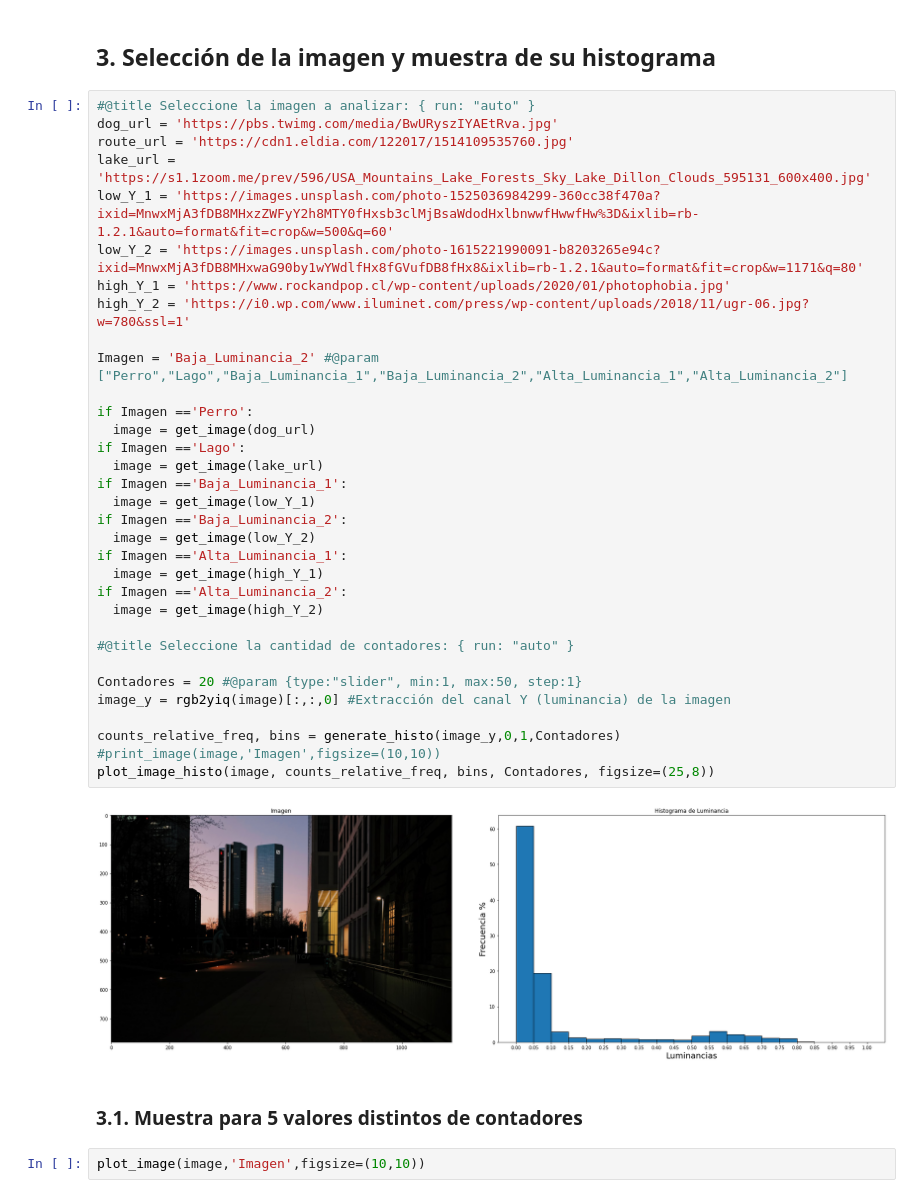
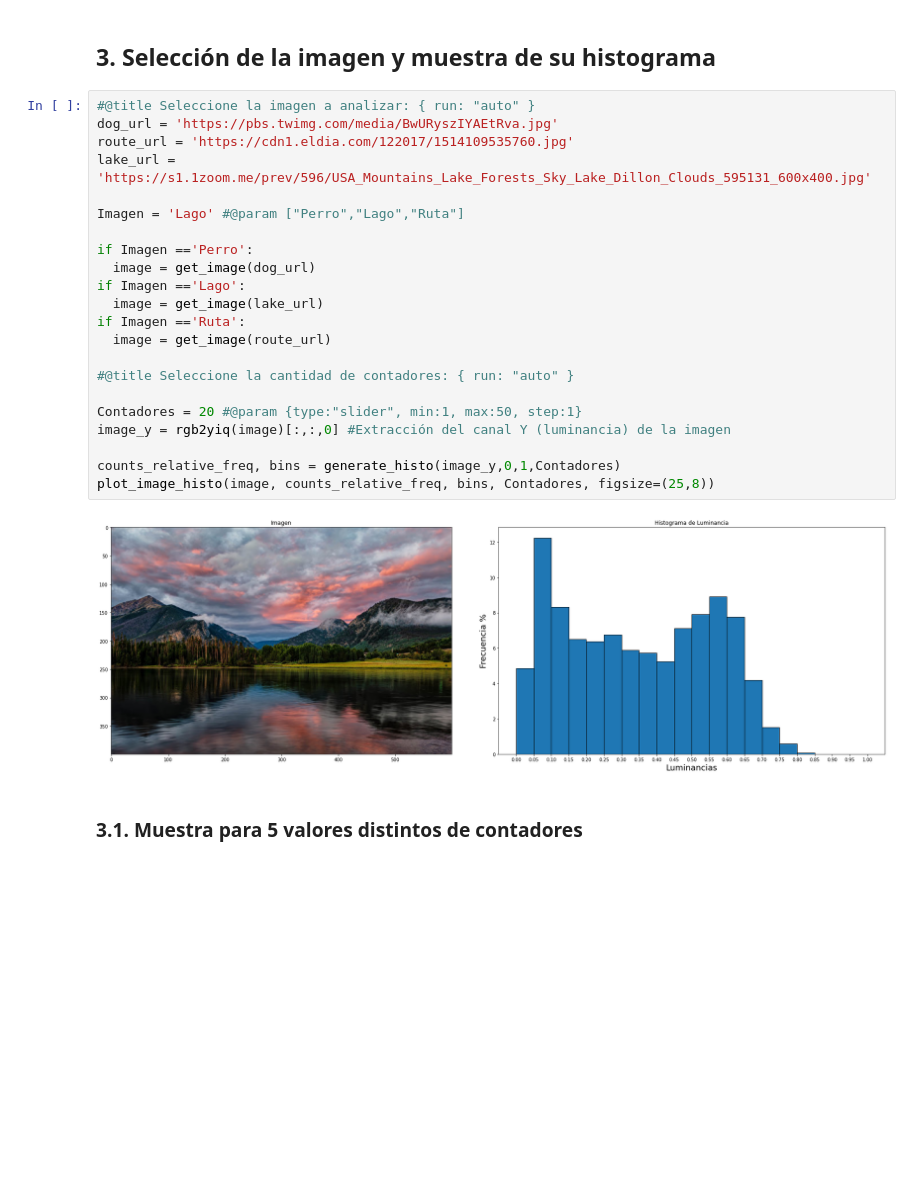
Before and after one commit to nicolassalomon96/procesamiento_imagenes_UNS, a Jupyter notebook: TP4/Histograma_de_luminancia.ipynb, the cells around one changed output. Saved outputs shown, nothing was run; the diff lists cells and outputs as text; blank space fills up the shorter version.

```diff
--- a/TP4/Histograma_de_luminancia.ipynb
+++ b/TP4/Histograma_de_luminancia.ipynb
@@ -156,39 +156,26 @@ def plot_image_histo(image, counts_relative_freq, bins, steps, figsize=(25,8)):
 # %%
 #@title Seleccione la imagen a analizar: { run: "auto" }
 dog_url = 'https://pbs.twimg.com/media/BwURyszIYAEtRva.jpg'
 route_url = 'https://cdn1.eldia.com/122017/1514109535760.jpg'
 lake_url = 'https://s1.1zoom.me/prev/596/USA_Mountains_Lake_Forests_Sky_Lake_Dillon_Clouds_595131_600x400.jpg'
-low_Y_1 = 'https://images.unsplash.com/photo-1525036984299-360cc38f470a?ixid=MnwxMjA3fDB8MHxzZWFyY2h8MTY0fHxsb3clMjBsaWdodHxlbnwwfHwwfHw%3D&ixlib=rb-1.2.1&auto=format&fit=crop&w=500&q=60'
-low_Y_2 = 'https://images.unsplash.com/photo-1615221990091-b8203265e94c?ixid=MnwxMjA3fDB8MHxwaG90by1wYWdlfHx8fGVufDB8fHx8&ixlib=rb-1.2.1&auto=format&fit=crop&w=1171&q=80'
-high_Y_1 = 'https://www.rockandpop.cl/wp-content/uploads/2020/01/photophobia.jpg'
-high_Y_2 = 'https://i0.wp.com/www.iluminet.com/press/wp-content/uploads/2018/11/ugr-06.jpg?w=780&ssl=1'
 
-Imagen = 'Baja_Luminancia_2' #@param ["Perro","Lago","Baja_Luminancia_1","Baja_Luminancia_2","Alta_Luminancia_1","Alta_Luminancia_2"]
+Imagen = 'Lago' #@param ["Perro","Lago","Ruta"]
 
 if Imagen =='Perro':
   image = get_image(dog_url)
 if Imagen =='Lago':
   image = get_image(lake_url)
-if Imagen =='Baja_Luminancia_1':
-  image = get_image(low_Y_1)
-if Imagen =='Baja_Luminancia_2':
-  image = get_image(low_Y_2)
-if Imagen =='Alta_Luminancia_1':
-  image = get_image(high_Y_1)
-if Imagen =='Alta_Luminancia_2':
-  image = get_image(high_Y_2)
+if Imagen =='Ruta':
+  image = get_image(route_url)
 
 #@title Seleccione la cantidad de contadores: { run: "auto" }
 
 Contadores = 20 #@param {type:"slider", min:1, max:50, step:1}
 image_y = rgb2yiq(image)[:,:,0] #Extracción del canal Y (luminancia) de la imagen
 
 counts_relative_freq, bins = generate_histo(image_y,0,1,Contadores)
-#print_image(image,'Imagen',figsize=(10,10))
 plot_image_histo(image, counts_relative_freq, bins, Contadores, figsize=(25,8))
 # %% [output]
-[figure, old version]
+[figure, new version]
 # %% [markdown]
 ### 3.1. Muestra para 5 valores distintos de contadores
-# %%
-plot_image(image,'Imagen',figsize=(10,10))
```
Also changed, not shown: parts of 4 cells of this notebook.
